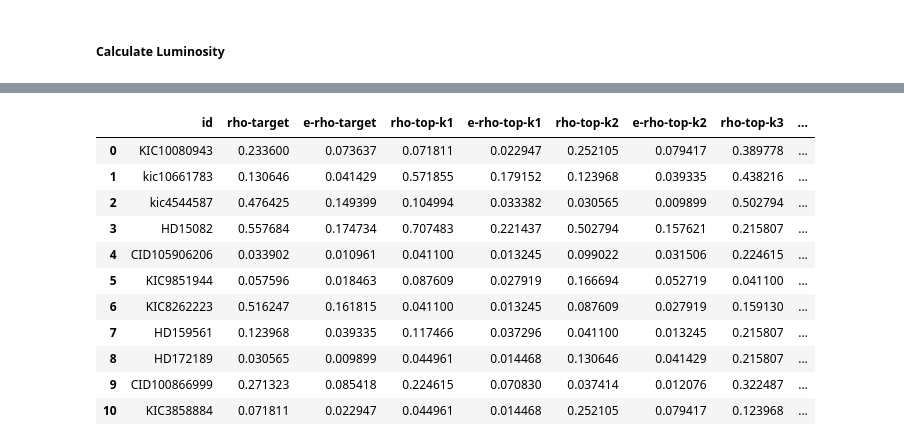
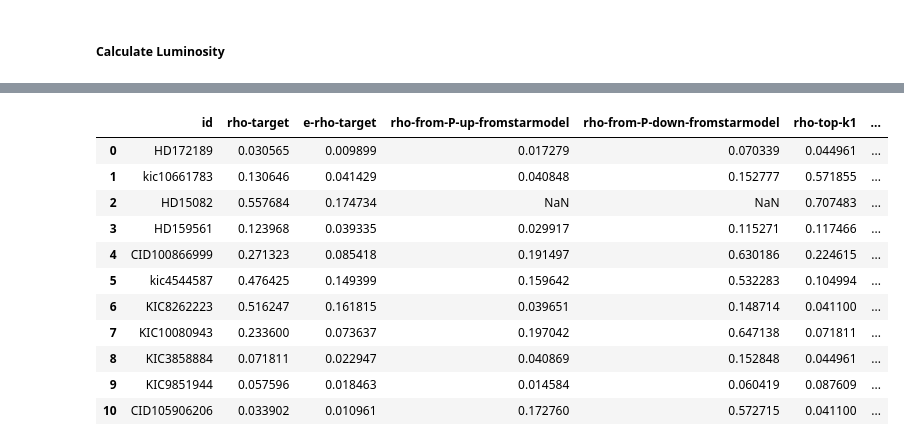
Before and after one commit to rmaestre/NN-Asteroseismology, a Jupyter notebook: astronn/notebooks/pl.ipynb, the cells around one changed output, grey strips where cells are left out. Cells and saved outputs as stored; diff of their text form; code cells hidden in the pictures.

```diff
--- a/astronn/notebooks/pl.ipynb
+++ b/astronn/notebooks/pl.ipynb
@@ -162,6 +163,7 @@ _________________________________________________________________
 ##### Calculate Luminosity
 # %%
 csv_ds = pd.read_csv("../data/deltascuti/binaries_obs.csv")
+print(csv_ds[["ID", "parallax", "L"]].head(11))
 
 # 1 mas = 0.00099999995874704 arcsec
 Mv = csv_ds["mv"] + 5 * (np.log10(csv_ds["parallax"] * 0.00099999995874704) + 1)
@@ -169,8 +171,11 @@ mbolsun = 4.74
 # calculate Luminosity
 csv_ds["L"] = (np.power(10, 0.4 * (mbolsun - Mv))) * csv_ds["L.Ltot"]
 
-# Filter and add HD15082 info
+# Filter columns and add HD15082 info
 csv_ds = csv_ds[["ID", "Dnu_muHz", "L", "Teff"]]
-csv_ds.loc[len(csv_ds)] = ["HD15082", 0, 6.14, 0]
+csv_ds.loc[len(csv_ds)] = ["HD15082", np.nan, 6.14, np.nan]
+# Updated CID100866999 with Gaia Luminosity
+csv_ds.loc[csv_ds['ID'] == "CID100866999", ['L']] = 3.865
+
 csv_ds.head(11)
 # %% [output]
@@ -205,2 +221,7 @@ Period for L=1.333914 is equal to 0.020553 +-(0.003098)
 Period for L=7.085301 is equal to 0.063900 +-(0.011197)
 Period for L=6.140000 is equal to 0.057977 +-(0.009967)
+# %%
+# Load Teff,Dnu -> L model from star models
+with open("../models/gam_teff_dnu/gam.pkl", 'rb') as f:
+    gam_teff_dnu = pickle.load(f)
+gam_teff_dnu.summary()
@@ -336,48 +404,53 @@ df = pd.DataFrame(
         "id",
         "rho-target",
         "e-rho-target",
+        "rho-from-P-up-fromstarmodel",
+        "rho-from-P-down-fromstarmodel",
         "rho-top-k1",
         "e-rho-top-k1",
         "rho-top-k2",
         "e-rho-top-k2",
         "rho-top-k3",
         "e-rho-top-k3",
         "rho-top-k4",
         "e-rho-top-k4",
         "rho-from-P-up",
-        "rho-from-P-down"
+        "rho-from-P-down",
+
     ]
 )
 for i, id in enumerate(results):
     df.loc[i] = [
         id,
         results[id]["rho-target"],
         results[id]["e-rho-target"],
+        results[id]["rho-from-P-up-fromstarmodel"],
+        results[id]["rho-from-P-down-fromstarmodel"],
         results[id]["rho-top-k1"],
         results[id]["e-rho-top-k1"],
         results[id]["rho-top-k2"],
         results[id]["e-rho-top-k2"],
         results[id]["rho-top-k3"],
         results[id]["e-rho-top-k3"],
         results[id]["rho-top-k4"],
         results[id]["e-rho-top-k4"],
         results[id]["rho-from-P-up"],
         results[id]["rho-from-P-down"],
     ]
 df
 # %% [output]
-|  | id | rho-target | e-rho-target | rho-top-k1 | e-rho-top-k1 | rho-top-k2 | e-rho-top-k2 | rho-top-k3 | ... |
-| 0 | KIC10080943 | 0.233600 | 0.073637 | 0.071811 | 0.022947 | 0.252105 | 0.079417 | 0.389778 | ... |
-| 1 | kic10661783 | 0.130646 | 0.041429 | 0.571855 | 0.179152 | 0.123968 | 0.039335 | 0.438216 | ... |
-| 2 | kic4544587 | 0.476425 | 0.149399 | 0.104994 | 0.033382 | 0.030565 | 0.009899 | 0.502794 | ... |
-| 3 | HD15082 | 0.557684 | 0.174734 | 0.707483 | 0.221437 | 0.502794 | 0.157621 | 0.215807 | ... |
-| 4 | CID105906206 | 0.033902 | 0.010961 | 0.041100 | 0.013245 | 0.099022 | 0.031506 | 0.224615 | ... |
-| 5 | KIC9851944 | 0.057596 | 0.018463 | 0.087609 | 0.027919 | 0.166694 | 0.052719 | 0.041100 | ... |
-| 6 | KIC8262223 | 0.516247 | 0.161815 | 0.041100 | 0.013245 | 0.087609 | 0.027919 | 0.159130 | ... |
-| 7 | HD159561 | 0.123968 | 0.039335 | 0.117466 | 0.037296 | 0.041100 | 0.013245 | 0.215807 | ... |
-| 8 | HD172189 | 0.030565 | 0.009899 | 0.044961 | 0.014468 | 0.130646 | 0.041429 | 0.215807 | ... |
-| 9 | CID100866999 | 0.271323 | 0.085418 | 0.224615 | 0.070830 | 0.037414 | 0.012076 | 0.322487 | ... |
-| 10 | KIC3858884 | 0.071811 | 0.022947 | 0.044961 | 0.014468 | 0.252105 | 0.079417 | 0.123968 | ... |
+|  | id | rho-target | e-rho-target | rho-from-P-up-fromstarmodel | rho-from-P-down-fromstarmodel | rho-top-k1 | ... |
+| 0 | HD172189 | 0.030565 | 0.009899 | 0.017279 | 0.070339 | 0.044961 | ... |
+| 1 | kic10661783 | 0.130646 | 0.041429 | 0.040848 | 0.152777 | 0.571855 | ... |
+| 2 | HD15082 | 0.557684 | 0.174734 | NaN | NaN | 0.707483 | ... |
+| 3 | HD159561 | 0.123968 | 0.039335 | 0.029917 | 0.115271 | 0.117466 | ... |
+| 4 | CID100866999 | 0.271323 | 0.085418 | 0.191497 | 0.630186 | 0.224615 | ... |
+| 5 | kic4544587 | 0.476425 | 0.149399 | 0.159642 | 0.532283 | 0.104994 | ... |
+| 6 | KIC8262223 | 0.516247 | 0.161815 | 0.039651 | 0.148714 | 0.041100 | ... |
+| 7 | KIC10080943 | 0.233600 | 0.073637 | 0.197042 | 0.647138 | 0.071811 | ... |
+| 8 | KIC3858884 | 0.071811 | 0.022947 | 0.040869 | 0.152848 | 0.044961 | ... |
+| 9 | KIC9851944 | 0.057596 | 0.018463 | 0.014584 | 0.060419 | 0.087609 | ... |
+| 10 | CID105906206 | 0.033902 | 0.010961 | 0.172760 | 0.572715 | 0.041100 | ... |
 # %%
 plt.subplots(1, figsize=(7, 4), dpi=120)
 
```
Also changed, not shown: parts of 29 cells of this notebook.
